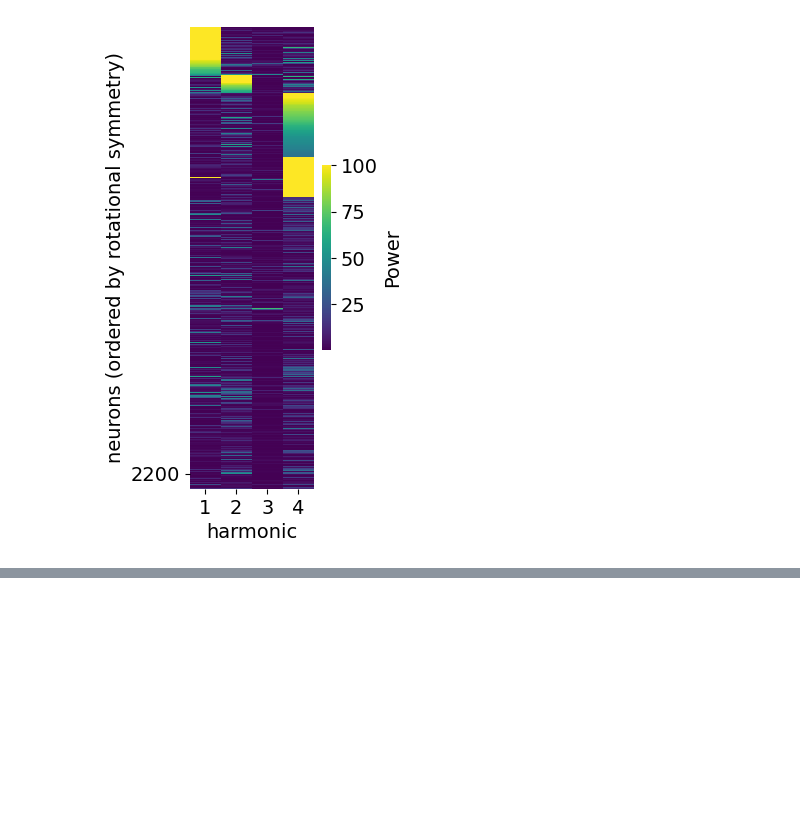
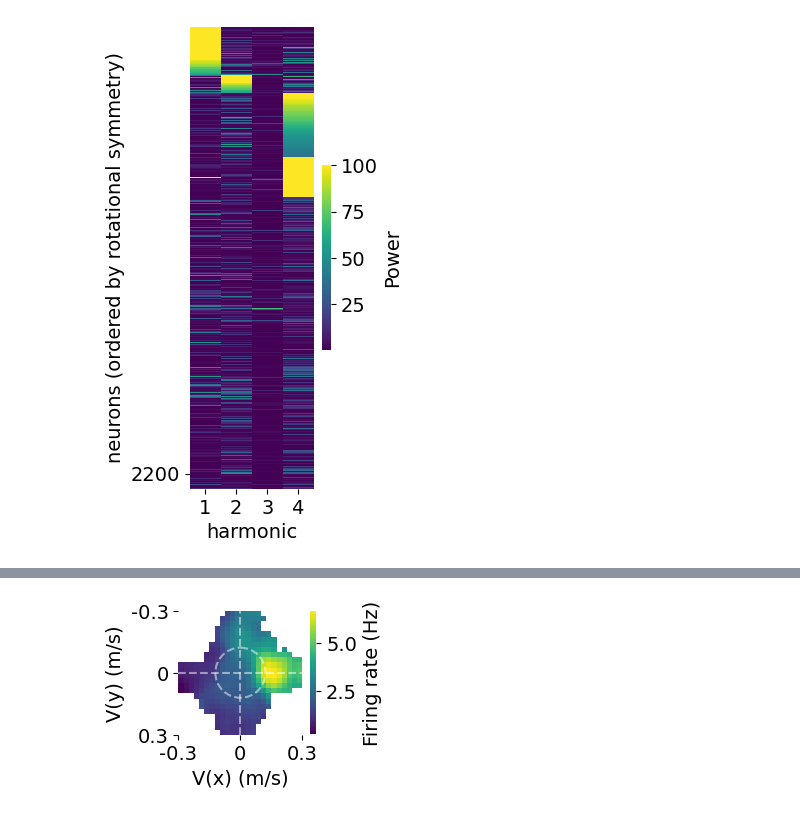
Before and after one commit to peterdoohan/GridMaze-mFC, a Jupyter notebook: Notebooks/velocity.ipynb, the cells around one changed output, grey strips where cells are left out. Drawn from its saved outputs; the diff is of its cells as text; code cells hidden in the pictures; blank space fills up the shorter version.

```diff
--- a/Notebooks/velocity.ipynb
+++ b/Notebooks/velocity.ipynb
@@ -95,0 +87,15 @@ m4.2022-07-01.maze_cluster59
+# %%
+# illustrate harmonics idea with one cell
+from GridMaze.analysis.cluster_tuning import movement as mv
+
+Cluster = gc.get_cluster(cluster_unique_ID=example_clusters[0])
+velocity_tuning = Cluster.load_tuning_data(
+    feature="velocity", feature_kwargs={"with_symmetry": True, "navigation_only": True}
+)
+# %%
+# plot heatmap
+f, ax = plt.subplots(figsize=(2, 2))
+mv.plot_velocity_tuning(velocity_tuning, ax=ax)
+f.savefig(f"../results/velocity/figures/symmetry_schematic/v_heatmap.pdf")
+# %% [output]
+[figure, added]
```
Also changed, not shown: parts of 4 cells of this notebook, 3 other files.
